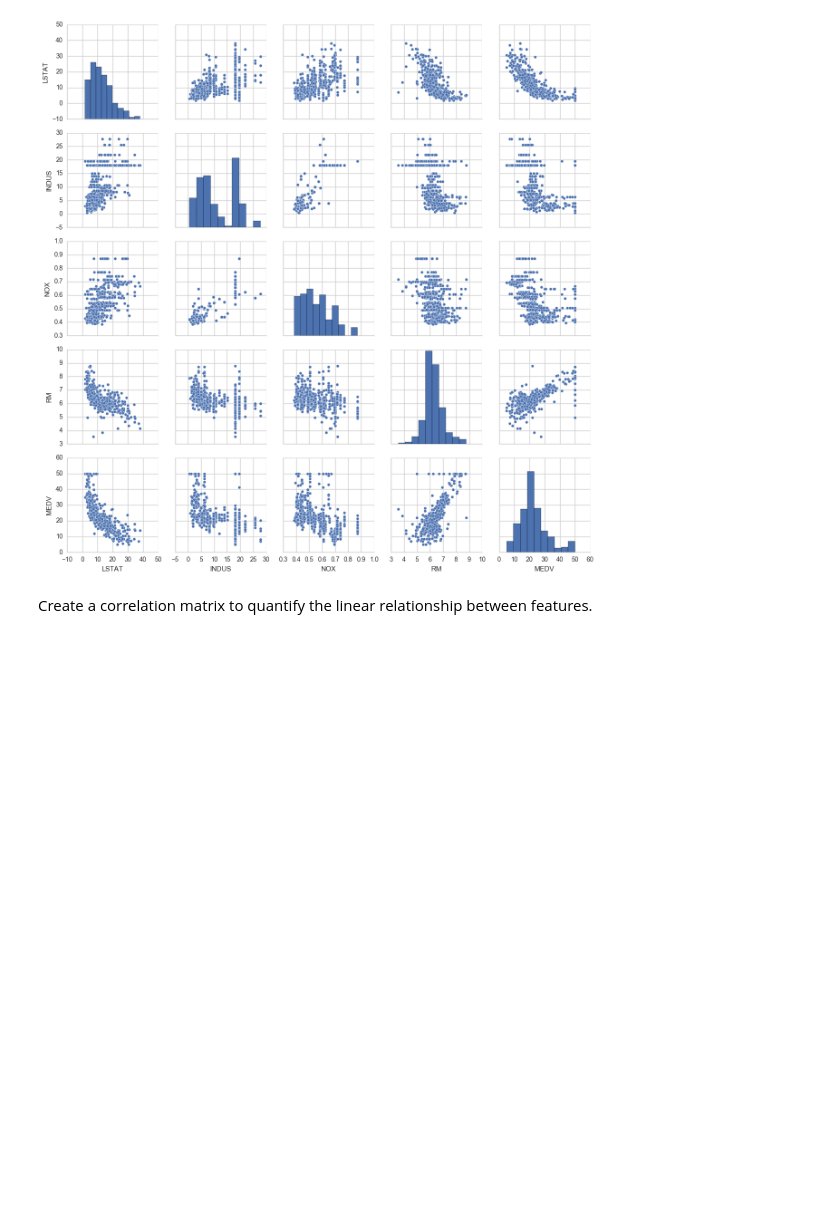
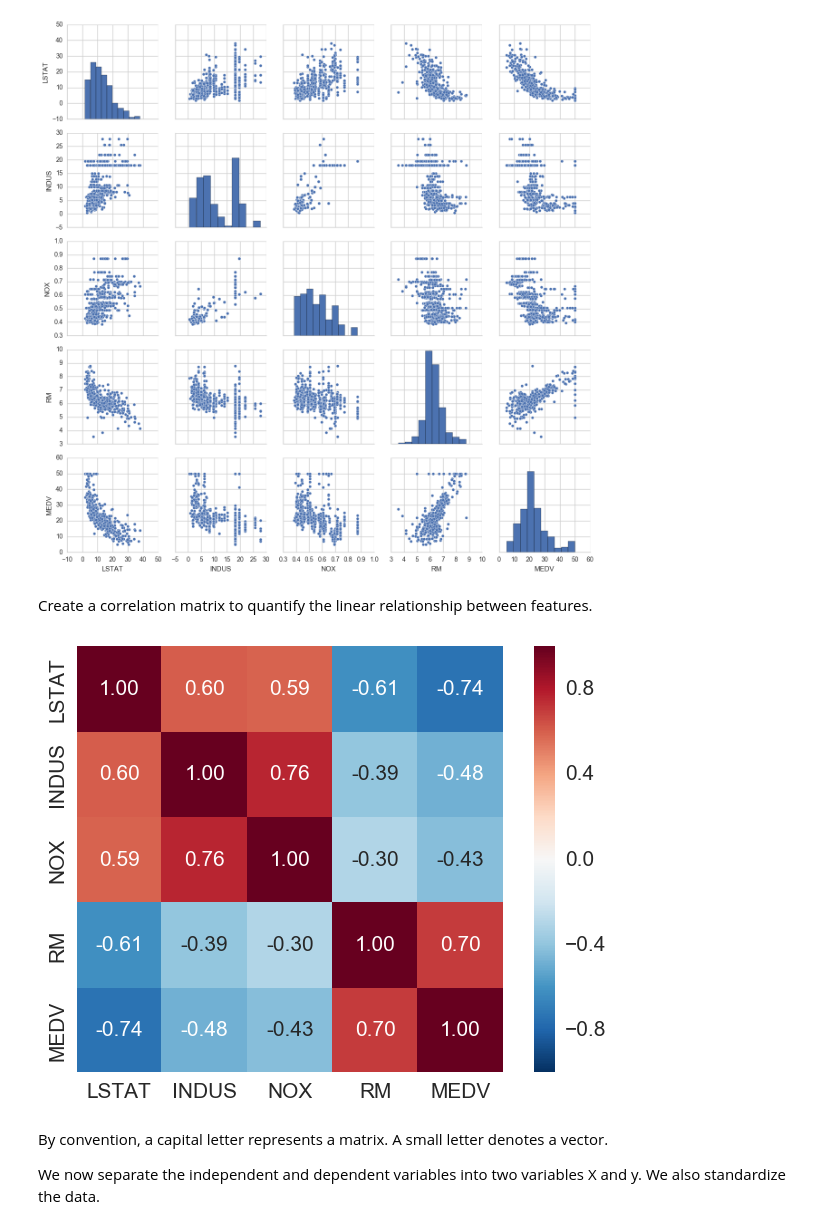
Before and after one commit to djpandit007/silver-doodle, a Jupyter notebook: SER 516 - Regression Analysis Notebook.ipynb, the cells around one changed output. Cells and saved outputs as stored; diff of their text form; code cells hidden in the pictures; blank space fills up the shorter version.

```diff
--- a/SER 516.ipynb
+++ b/SER 516 - Regression Analysis Notebook.ipynb
@@ -32,6 +32,15 @@ Create a correlation matrix to quantify the linear relationship between features
 # %%
 import numpy as np
 cor_matrix = np.corrcoef(df[cols].values.T)
 sb.set(font_scale=1.5)
-cor_heat_map = sb.heatmap(cor_matrix, cbar=True, annot=True,
-                         square=True,)
+cor_heat_map = sb.heatmap(cor_matrix, cbar=True, annot=True, square=True,
+                         fmt='.2f', annot_kws={'size':15},
+                         yticklabels=cols,
+                         xticklabels=cols)
+plt.show()
+# %% [output]
+[figure, added]
+# %% [markdown]
+By convention, a capital letter represents a matrix. A small letter denotes a vector.
+
+We now separate the independent and dependent variables into two variables X and y. We also standardize the data.
```
